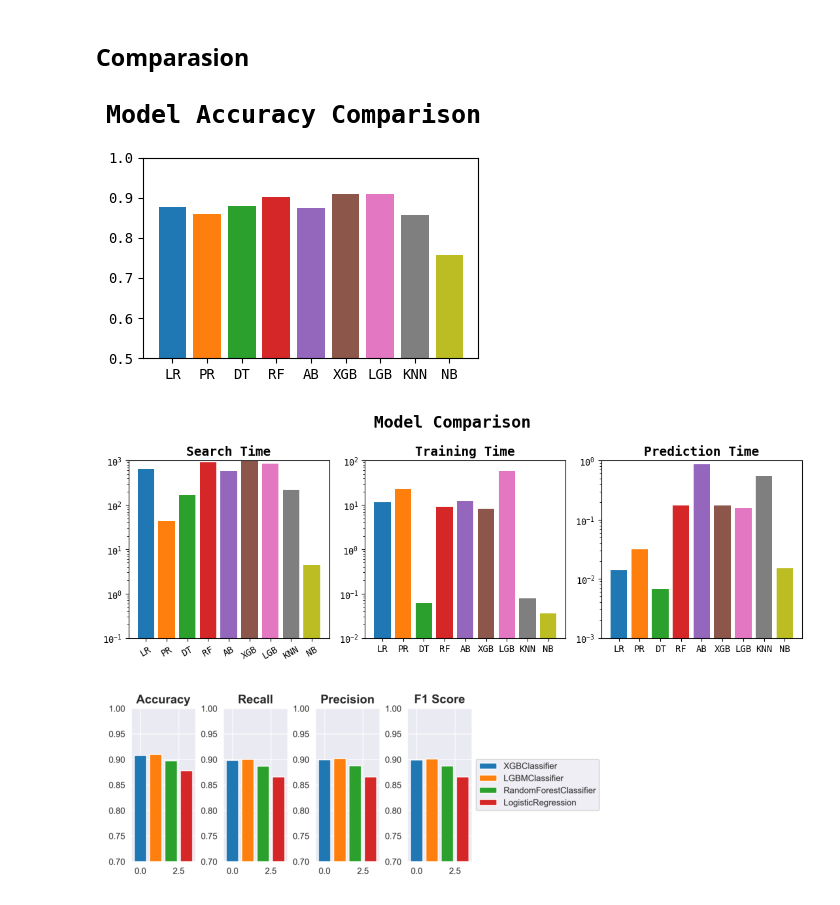
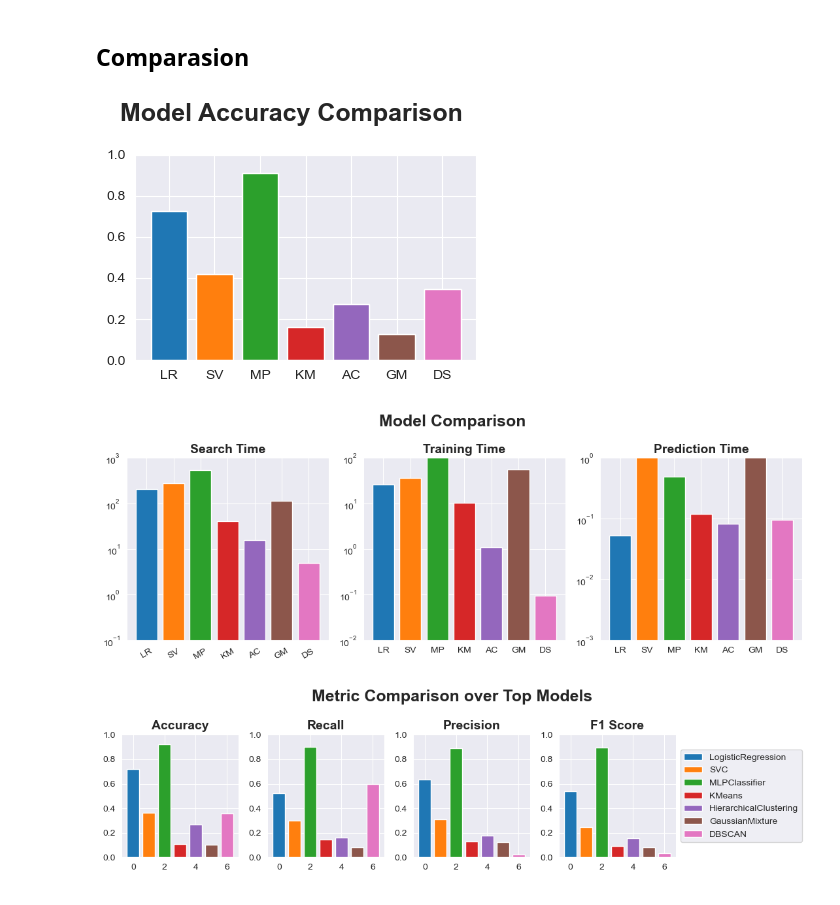
Before and after one commit to Minecraftian14/ml-cmp-forest-cover, a Jupyter notebook: ml_cmp_forest_cover.ipynb, the cells around one changed output. Saved outputs shown, nothing was run; the diff lists cells and outputs as text; code cells hidden in the pictures.

```diff
--- a/ml_cmp_forest_cover.ipynb
+++ b/ml_cmp_forest_cover.ipynb
@@ -489,3 +495,7 @@ display(ds_outliers)
 | 52 | ST39 | 13806 |
 | 53 | ST40 | 8750 |
 | 54 | CT | 0 |
+# %%
+ax = ds_outliers[:10].plot(kind='line', figsize=sml_fig, legend=False)
+ax.set_xticks(range(len(gaussian_features)), gaussian_features, rotation=90, **font_ticks)
+conclude_plot("Outlier Counts")
@@ -889,3 +908,6 @@ hidden_layer_sizes=(100, 100),max_iter=100
+# %%
+train_y = train_y - 1
+test_y = test_y - 1
 # %% [markdown]
 ### K Means
 # %% [markdown]
@@ -1047,23 +1111,20 @@ algorithm=kd_tree,leaf_size=95,metric=manhattan,n_neighbors=10,weights=distance
 # %% [markdown]
 ## Comparasion
 # %%
-histories = {'lr': history_lr, 'pr': history_pr, 'dt': history_dt, 'rf': history_rf,
-             'ab': history_ab, 'xgb': history_xgb, 'lgb': history_lgb, 'knn': history_knn,
-             'nb': history_nb}
+histories = {'lr': history_lr, 'sv': history_sv, 'mp': history_mp,
+             'km': history_km, 'ac': history_ac, 'gm': history_gm, 'ds': history_ds}
 
-metas = {'lr': meta_lr, 'pr': meta_pr, 'dt': meta_dt, 'rf': meta_rf,
-         'ab': meta_ab, 'xgb': meta_xgb, 'lgb': meta_lgb, 'knn': meta_knn,
-         'nb': meta_nb}
+metas = {'lr': meta_lr, 'sv': meta_sv, 'mp': meta_mp,
+         'km': meta_km, 'ac': meta_ac, 'gm': meta_gm, 'ds': meta_ds}
 
 plt.figure(figsize=sml_fig)
 for idx, (model, history) in enumerate(histories.items()):
     plt.bar(idx, np.max([x[1]['val score'] for x in history]), label=model.upper())
-plt.ylim(0.5, 1)
-# plt.legend()
+plt.ylim(0, 1)
 plt.xticks(range(len(histories)), [k.upper() for k in histories.keys()])
 conclude_plot("Model Accuracy Comparison")
 # %% [output]
-[figure, old version]
+[figure, new version]
 # %%
 fig, axs = plt.subplots(1, 3, figsize=(max_fig_width, 4))
 
@@ -1090,31 +1151,30 @@ annotate_plot(axs[2], "Prediction Time")
 
 conclude_plot("Model Comparison")
 # %% [output]
-[figure, old version]
+[figure, new version]
 # %%
-fig, axs = plt.subplots(1, 4, figsize=wid_fig)
+fig, axs = plt.subplots(1, 4, figsize=(max_fig_width, 3))
 
-for iidx, (meta, env) in enumerate(zip(
-        [meta_xgb, meta_lgb, meta_rf, meta_lr],
-        [tree_environment, tree_environment, tree_environment, regression_environment],
-)):
-    test_x, test_y = env['data_exp'][1], env['data_exp'][3]
+# for iidx, meta in enumerate([meta_lr, meta_sv, meta_mp]):
+for iidx, (model, meta) in enumerate(metas.items()):
     with warnings.catch_warnings():
         warnings.filterwarnings("ignore", category=UserWarning)
         test_pred = meta[2].predict(test_x)
     for idx, (ax, name, score) in enumerate(zip(
             flatten(axs),
             ['Accuracy', 'Recall', 'Precision', 'F1 Score'],
             [skl.metrics.accuracy_score, skl.metrics.recall_score, skl.metrics.precision_score, skl.metrics.f1_score],
     )):
+        params = {}
         if 'average' in inspect.signature(score).parameters:
-            value = score(test_y, test_pred, average='macro')
-        else:
-            value = score(test_y, test_pred)
+            params['average'] = 'macro'
+        if 'zero_division' in inspect.signature(score).parameters:
+            params['zero_division'] = 1
+        value = score(test_y + (1 if model in ['lr', 'sv', 'mp'] else 0), test_pred, **params)
         ax.bar(iidx, value, label=meta[2].__class__.__name__)
-        ax.set_ylim(0.7, 1.0)
+        ax.set_ylim(0.0, 1.0)
         annotate_plot(ax, name)
 plt.legend(ncol=1, bbox_to_anchor=(1, 0.5), loc='center left')
 conclude_plot("Metric Comparison over Top Models", True)
 # %% [output]
-[figure, old version]
+[figure, new version]
```
Also changed, not shown: parts of 38 cells of this notebook, 28 other files.
